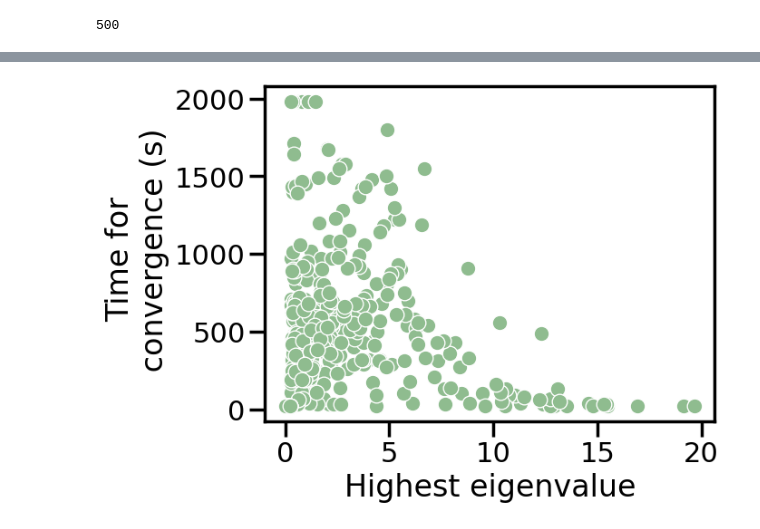
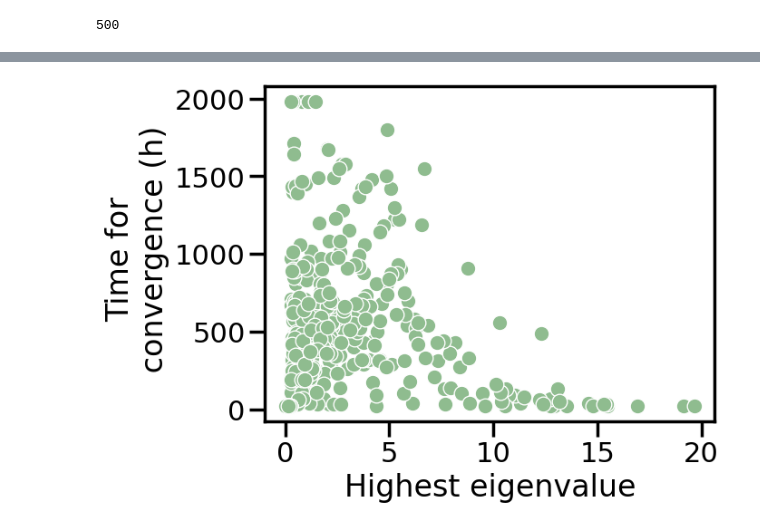
Before and after one commit to martinaoliver/modelling, a Jupyter notebook: growth/src/patternAnalysis/wavelenght_lsa_numerical.ipynb, the cells around one changed output, grey strips where cells are left out. Drawn from its saved outputs; the diff is of its cells as text; code cells hidden in the pictures.

```diff
--- a/growth/src/patternAnalysis/wavelenght_lsa_numerical.ipynb
+++ b/growth/src/patternAnalysis/wavelenght_lsa_numerical.ipynb
@@ -79,11 +134,14 @@ Intercept: 0.7088365143645824
 # %%
 sns.scatterplot(x='maxeig' ,y='convergence_time', data=df,color='darkseagreen')
 plt.xlabel('Highest eigenvalue')
-plt.ylabel('Time for \n convergence (s)')
+plt.ylabel('Time for \n convergence (h)')
+# plt.xscale('log')
+# plt.xlim(0.3,30)
+# plt.yscale('log')
 plt.savefig('/Users/mo2016/Documents/modelling/growth/out/patternAnalysis/wavelength_convergence/convergence_lsa_numerical.pdf')
 plt.show()
 # %% [output]
-[figure, old version]
+[figure, new version]
 # %%
 from scipy.optimize import least_squares
 
```
Also changed, not shown: parts of 3 cells of this notebook, 5 other files.
